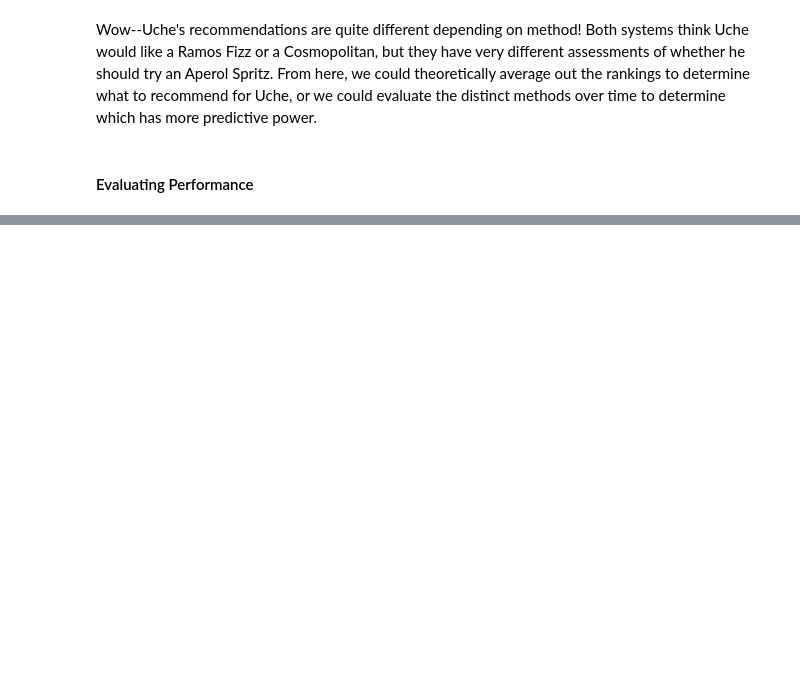
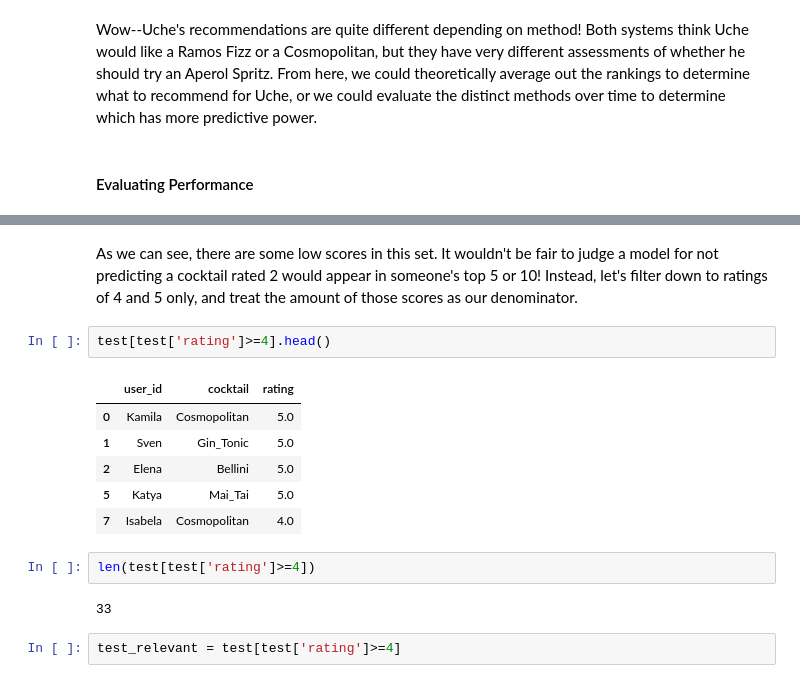
Before and after one commit to datajacob/DATA612_rec_systems, a Jupyter notebook: projects/project2/code/project2.ipynb, the cells around one changed output, grey strips where cells are left out. Drawn from its saved outputs; the diff is of its cells as text; blank space fills up the shorter version.

```diff
--- a/projects/project2/code/project2.ipynb
+++ b/projects/project2/code/project2.ipynb
@@ -380,0 +510,17 @@ Wow--Uche's recommendations are quite different depending on method! Both system
+# %% [markdown]
+As we can see, there are some low scores in this set. It wouldn't be fair to judge a model for not predicting a cocktail rated 2 would appear in someone's top 5 or 10! Instead, let's filter down to ratings of 4 and 5 only, and treat the amount of those scores as our denominator.
+# %%
+test[test['rating']>=4].head()
+# %% [output]
+|  | user_id | cocktail | rating |
+| 0 | Kamila | Cosmopolitan | 5.0 |
+| 1 | Sven | Gin_Tonic | 5.0 |
+| 2 | Elena | Bellini | 5.0 |
+| 5 | Katya | Mai_Tai | 5.0 |
+| 7 | Isabela | Cosmopolitan | 4.0 |
+# %%
+len(test[test['rating']>=4])
+# %% [output]
+33
+# %%
+test_relevant = test[test['rating']>=4]
```
Also changed, not shown: parts of 36 cells of this notebook, 1 other file.
